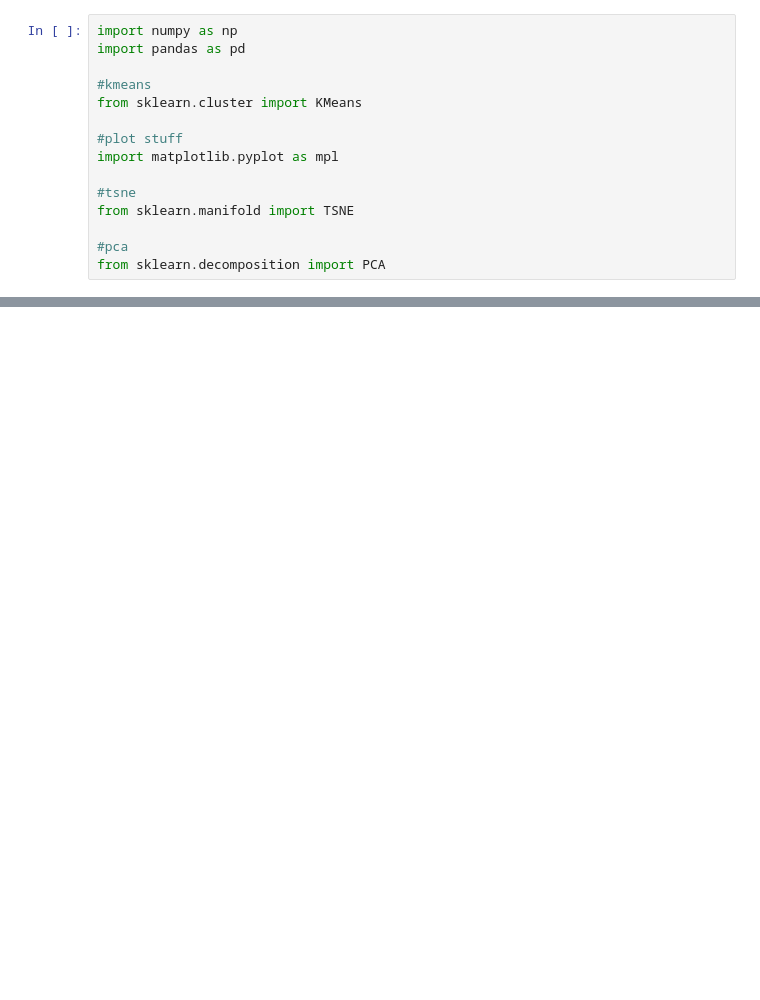
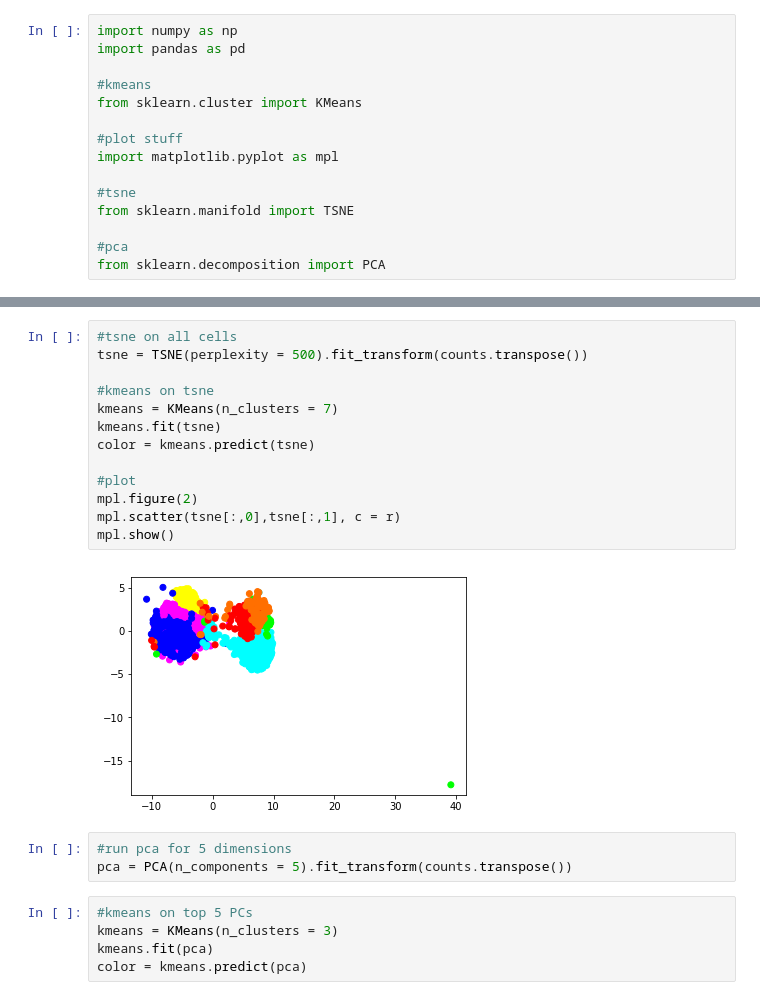
Before and after one commit to stephaniehicks/benchmark-kmeans, a Jupyter notebook: analyses/Python/MouseCortex-Analysis.ipynb, the cells around one changed output, grey strips where cells are left out. Saved outputs shown, nothing was run; the diff lists cells and outputs as text; blank space fills up the shorter version.

```diff
--- a/analyses/Python/MouseCortex-Analysis.ipynb
+++ b/analyses/Python/MouseCortex-Analysis.ipynb
@@ -26,2 +124,25 @@ tsne = TSNE(n_components = 2, n_iter = 5000).fit_transform(counts)
+# %%
+#tsne on all cells
+tsne = TSNE(perplexity = 500).fit_transform(counts.transpose())
+
+#kmeans on tsne
+kmeans = KMeans(n_clusters = 7)
+kmeans.fit(tsne)
+color = kmeans.predict(tsne)
+
+#plot
+mpl.figure(2)
+mpl.scatter(tsne[:,0],tsne[:,1], c = r)
+mpl.show()
+# %% [output]
+[figure, added]
+# %%
+#run pca for 5 dimensions
+pca = PCA(n_components = 5).fit_transform(counts.transpose())
+# %%
+#kmeans on top 5 PCs
+kmeans = KMeans(n_clusters = 3)
+kmeans.fit(pca)
+color = kmeans.predict(pca)
 # %%
 #plot
```
Also changed, not shown: parts of 9 cells of this notebook.
